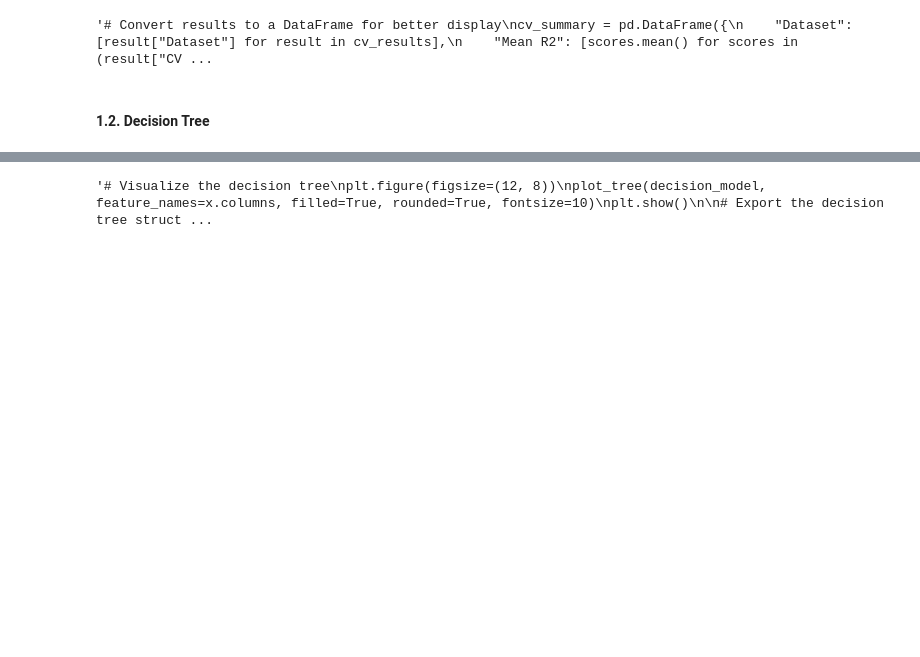
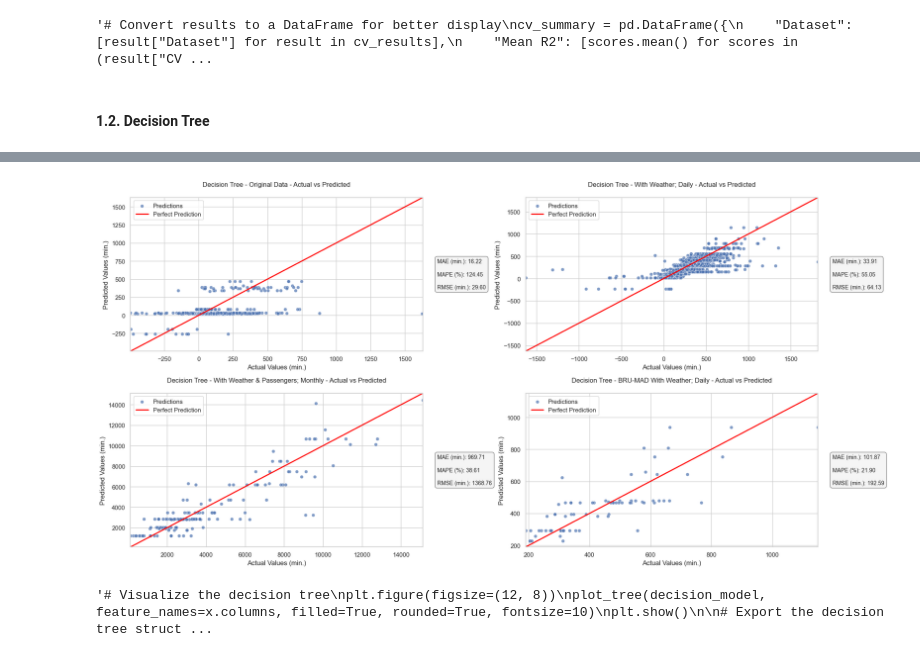
Before and after one commit to DT-Service-Consulting/avstats, a Jupyter notebook: avstats/AvStats_ML.ipynb, the cells around one changed output, grey strips where cells are left out. Drawn from its saved outputs; the diff is of its cells as text; code cells hidden in the pictures; blank space fills up the shorter version.

```diff
--- a/avstats/AvStats_ML.ipynb
+++ b/avstats/AvStats_ML.ipynb
@@ -178,3 +163,10 @@ decision_model_summary
+# %%
+# Train and evaluate
+decision_model_summary, decision_model_metrics = modelling_summary(dataframes, titles, ["Decision Tree"])
+decision_model_metrics_weather = decision_model_metrics["With Weather; Daily"]["Decision Tree"]
+evaluation_results.append({"Model": "Decision Tree", **decision_model_metrics_weather})
+# %% [output]
+[figure, added]
 # %%
 """# Visualize the decision tree
 plt.figure(figsize=(12, 8))
```
Also changed, not shown: parts of 15 cells of this notebook, 2 other files.
